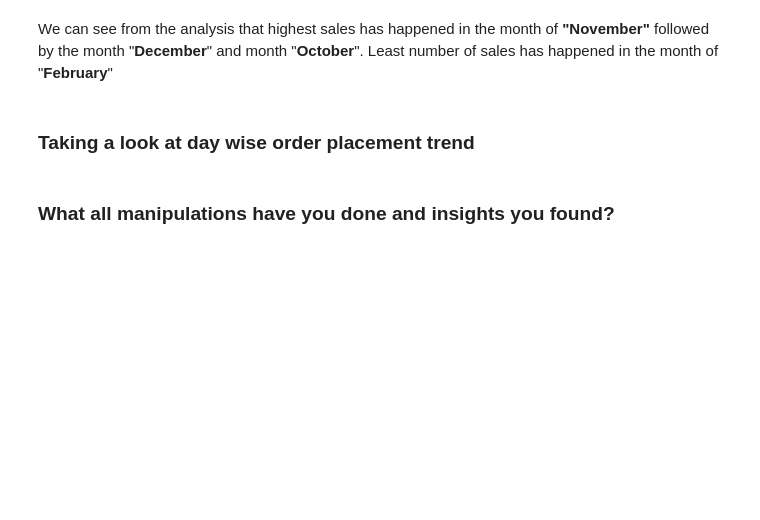
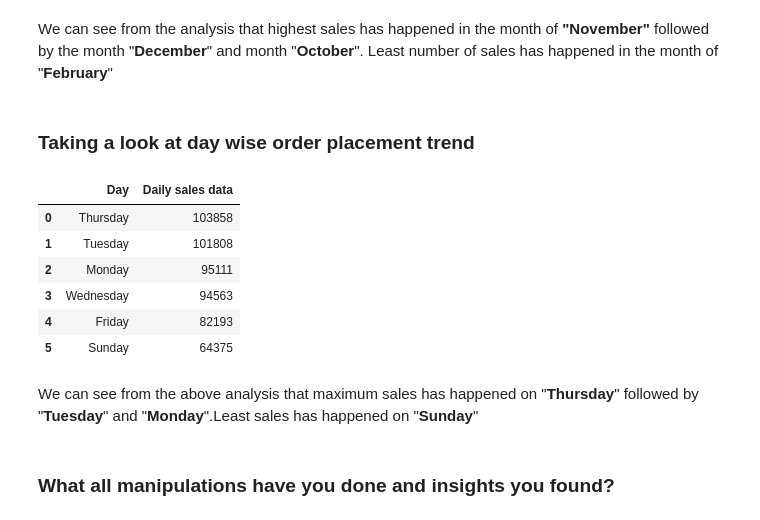
Before and after one commit to 1991Ab/Capstone-Project-4-Online-Retail-Customer-Segmentation, a Jupyter notebook: Online_Retail_Customer_Segmentation.ipynb, the cells around one changed output. Saved outputs shown, nothing was run; the diff lists cells and outputs as text; code cells hidden in the pictures; blank space fills up the shorter version.

```diff
--- a/Online_Retail_Customer_Segmentation.ipynb
+++ b/Online_Retail_Customer_Segmentation.ipynb
@@ -535,5 +558,13 @@ We can see from the analysis that highest sales has happened in the month of **"
 ### **Taking a look at day wise order placement trend**
 # %%
 # Taking a look at the daily data.
-day_df = pd.DataFrame(df['Day'].value_counts().reset_index())
+day_df = df['Day'].value_counts().reset_index().sort_values(by="Day" , ascending=False).rename(columns={"index" : "Day" , "Day" : "Daily sales data"})
 day_df
+# %% [output]
+|  | Day | Daily sales data |
+| 0 | Thursday | 103858 |
+| 1 | Tuesday | 101808 |
+| 2 | Monday | 95111 |
+| 3 | Wednesday | 94563 |
+| 4 | Friday | 82193 |
+| 5 | Sunday | 64375 |
@@ -551,3 +571,5 @@ df.tail()
+# %% [markdown]
+We can see from the above analysis that maximum sales has happened on "**Thursday**" followed by "**Tuesday**" and "**Monday**".Least sales has happened on "**Sunday**"
 # %% [markdown]
 ### What all manipulations have you done and insights you found?
 # %% [markdown]
```
Also changed, not shown: parts of 5 cells of this notebook.
